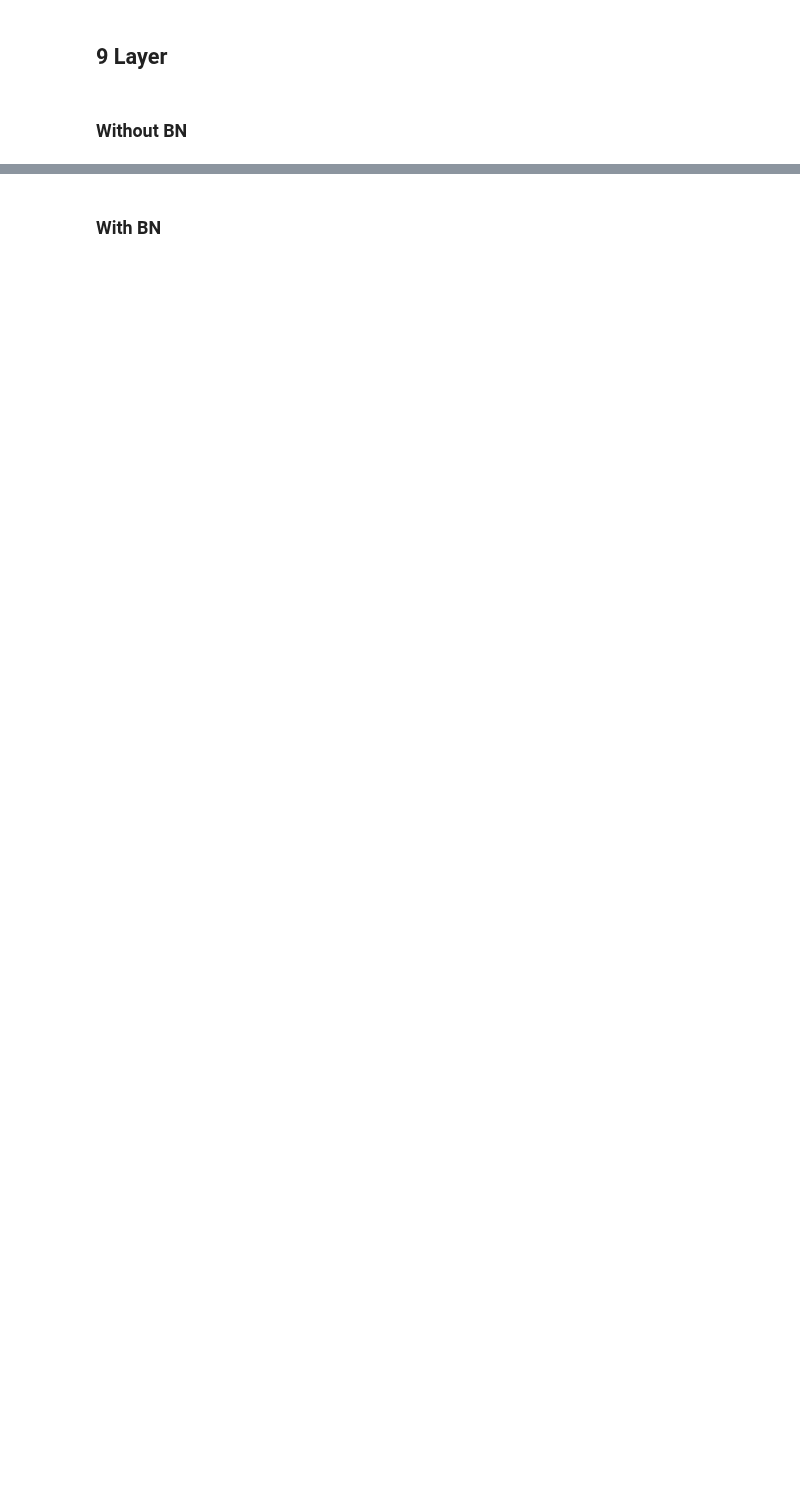
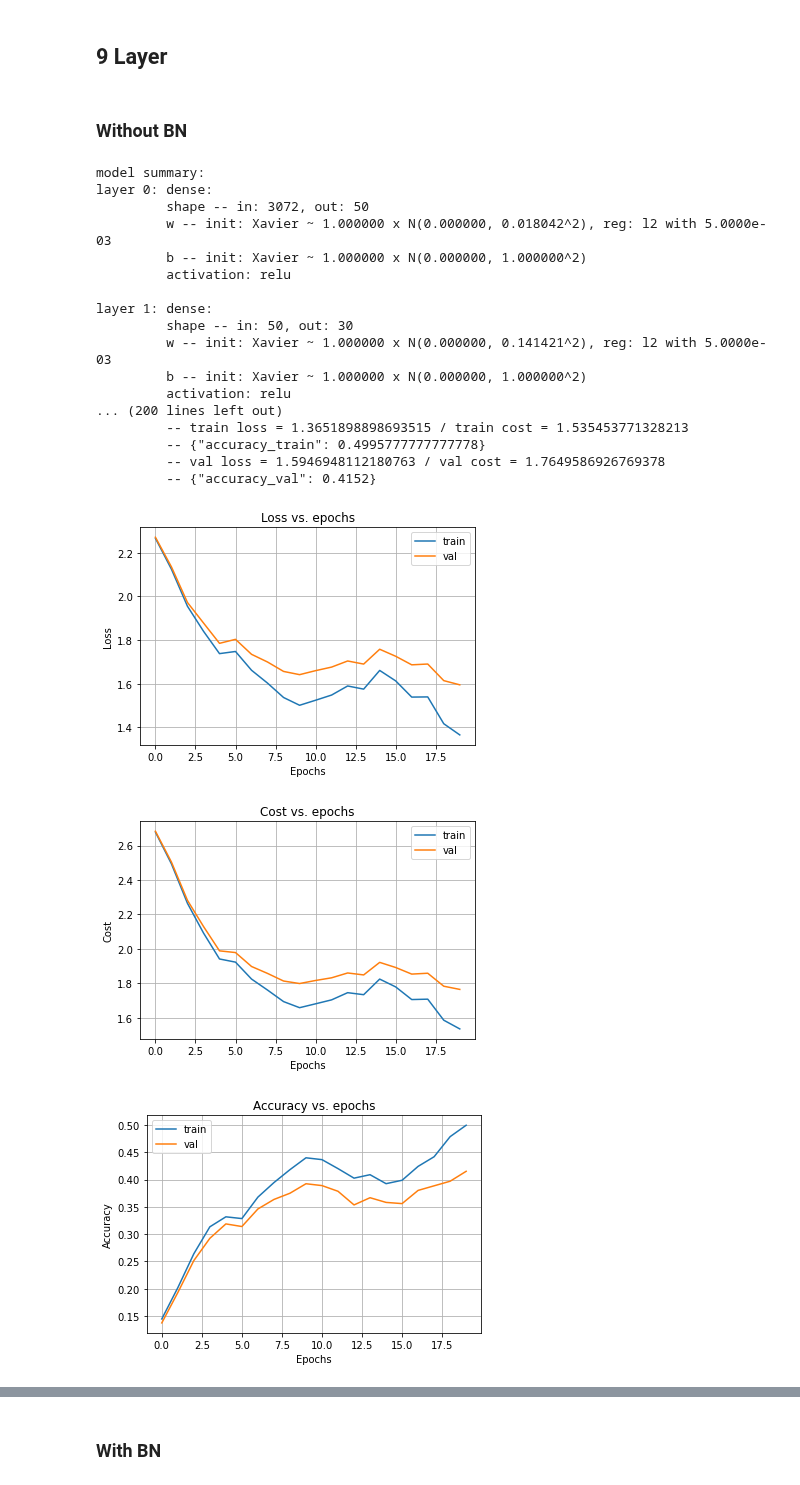
Before and after one commit to mark-antal-csizmadia/nn-blocks, a Jupyter notebook: main4.ipynb, the cells around one changed output, grey strips where cells are left out. Drawn from its saved outputs; the diff is of its cells as text; code cells hidden in the pictures; blank space fills up the shorter version.

```diff
--- a/main4.ipynb
+++ b/main4.ipynb
@@ -575,31 +645,53 @@ for n_layer in range(1, len(dims)):
 model = Model(layers)
 loss = CategoricalCrossEntropyLoss()
 
 lr_initial = 1e-5
 lr_max = 1e-1
 step_size = 2250
 lr_schedule = LRCyclingSchedule(lr_initial, lr_max, step_size)
 
 optimizer = SGDOptimizer(lr_schedule=lr_schedule)
 
 metrics = [AccuracyMetrics()]
 
 model.compile_model(optimizer, loss, metrics)
 print(model)
 
 batch_size = 100
 n_epochs = 20
-history = model.fit(x_train, y_train, x_val, y_val, n_epochs, batch_size)
+verbose = 2
+history = model.fit(x_train, y_train, x_val, y_val, n_epochs, batch_size, verbose)
 
 params_test = {"mode": "test"}
 scores_test = model.forward(x_test, **params_test)
 y_hat_test = np.argmax(scores_test, axis=1)
 metrics_test = model.compute_metrics(y_test, scores_test)
 
 filename = "9_layer_no_bn_xavier_init"
 plot_losses(history, filename)
 plot_costs(history, filename)
 plot_accuracies(history, filename)
 plot_lr(history, filename)
 
 print(f"test acc: {metrics_test}")
+# %% [output]
+model summary:
+layer 0: dense:
+         shape -- in: 3072, out: 50
+         w -- init: Xavier ~ 1.000000 x N(0.000000, 0.018042^2), reg: l2 with 5.0000e-03
+         b -- init: Xavier ~ 1.000000 x N(0.000000, 1.000000^2)
+         activation: relu
+
+layer 1: dense:
+         shape -- in: 50, out: 30
+         w -- init: Xavier ~ 1.000000 x N(0.000000, 0.141421^2), reg: l2 with 5.0000e-03
+         b -- init: Xavier ~ 1.000000 x N(0.000000, 1.000000^2)
+         activation: relu
+... (200 lines left out)
+         -- train loss = 1.3651898898693515 / train cost = 1.535453771328213
+         -- {"accuracy_train": 0.4995777777777778}
+         -- val loss = 1.5946948112180763 / val cost = 1.7649586926769378
+         -- {"accuracy_val": 0.4152}
+[figure, added]
+[figure, added]
+[figure, added]
```
Also changed, not shown: parts of 12 cells of this notebook, 21 other files.
